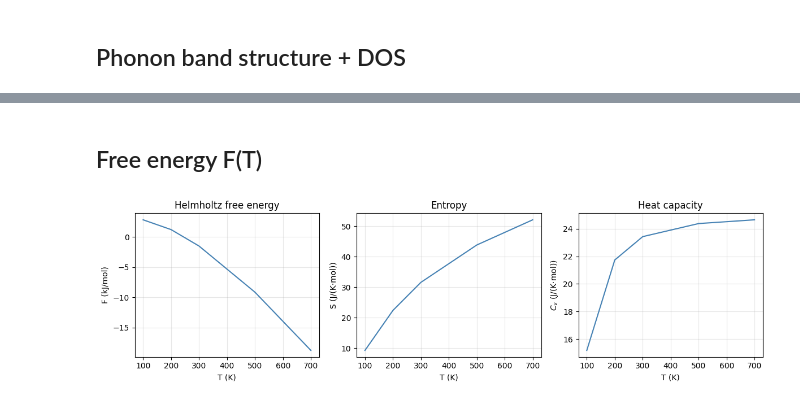
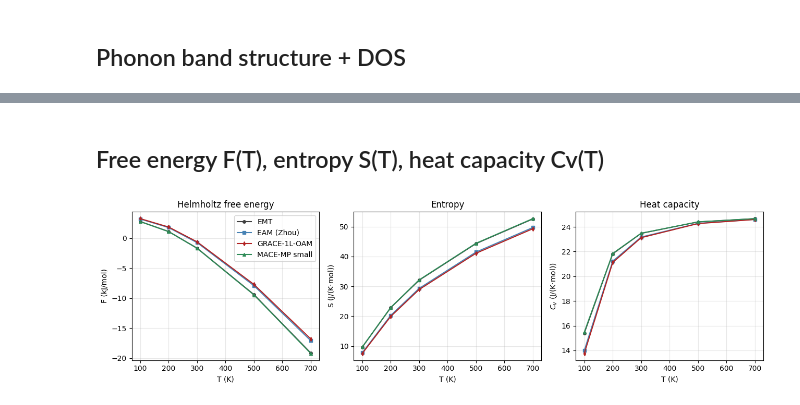
Before and after one commit to pyiron/pyiron_workflow_atomistics, a Jupyter notebook: notebooks/phonon_thermal_conductivity.ipynb, the cells around one changed output, grey strips where cells are left out. Saved outputs shown, nothing was run; the diff lists cells and outputs as text; code cells hidden in the pictures.

```diff
--- a/notebooks/phonon_thermal_conductivity.ipynb
+++ b/notebooks/phonon_thermal_conductivity.ipynb
@@ -49,0 +184,17 @@ T =   700 K   kappa_diag = [1.66293422e+36 1.66293422e+36 1.66293422e+36] W/(m K
+# %%
+plt.figure(figsize=(7, 5))
+for r in RUNS:
+    d = results[r["label"]]
+    kappa_avg = np.array([np.trace(K) / 3.0 for K in d["kappa"]])
+    plt.plot(
+        d["temperatures"], kappa_avg,
+        color=r["color"], marker=r["marker"],
+        label=r["label"], linewidth=1.7, markersize=7,
+    )
+plt.xlabel("Temperature (K)")
+plt.ylabel(r"$\bar{\kappa}$ = tr($\kappa$)/3   [W/(m$\cdot$K)]")
+plt.title("Lattice thermal conductivity vs. T (FCC Al)")
+plt.grid(True, alpha=0.3)
+plt.legend()
+plt.tight_layout()
+plt.show()
@@ -92,23 +234,25 @@ plt.show()
 # %% [markdown]
-## Free energy F(T)
+## Free energy F(T), entropy S(T), heat capacity Cv(T)
 # %%
-fe = out.free_energy
-fig, axes = plt.subplots(1, 3, figsize=(12, 3.5))
-axes[0].plot(fe["temperatures"], fe["F"], color="steelblue")
-axes[0].set_xlabel("T (K)")
-axes[0].set_ylabel("F (kJ/mol)")
-axes[0].set_title("Helmholtz free energy")
-axes[1].plot(fe["temperatures"], fe["S"], color="steelblue")
-axes[1].set_xlabel("T (K)")
-axes[1].set_ylabel("S (J/(K·mol))")
-axes[1].set_title("Entropy")
-axes[2].plot(fe["temperatures"], fe["Cv"], color="steelblue")
-axes[2].set_xlabel("T (K)")
-axes[2].set_ylabel("$C_v$ (J/(K·mol))")
-axes[2].set_title("Heat capacity")
+fig, axes = plt.subplots(1, 3, figsize=(13, 3.8))
+for r in RUNS:
+    d = results[r["label"]]
+    fe = d["free_energy"]
+    if fe is None:
+        continue
+    axes[0].plot(fe["temperatures"], fe["F"], color=r["color"], marker=r["marker"],
+                 markersize=4, label=r["label"])
+    axes[1].plot(fe["temperatures"], fe["S"], color=r["color"], marker=r["marker"],
+                 markersize=4)
+    axes[2].plot(fe["temperatures"], fe["Cv"], color=r["color"], marker=r["marker"],
+                 markersize=4)
+axes[0].set_xlabel("T (K)"); axes[0].set_ylabel("F (kJ/mol)")
+axes[0].set_title("Helmholtz free energy"); axes[0].legend()
+axes[1].set_xlabel("T (K)"); axes[1].set_ylabel("S (J/(K$\cdot$mol))"); axes[1].set_title("Entropy")
+axes[2].set_xlabel("T (K)"); axes[2].set_ylabel(r"$C_v$ (J/(K$\cdot$mol))"); axes[2].set_title("Heat capacity")
 for ax in axes:
     ax.grid(True, alpha=0.3)
 plt.tight_layout()
 plt.show()
 # %% [output]
-[figure, old version]
+[figure, new version]
```
Also changed, not shown: parts of 14 cells of this notebook, 1 other file.
